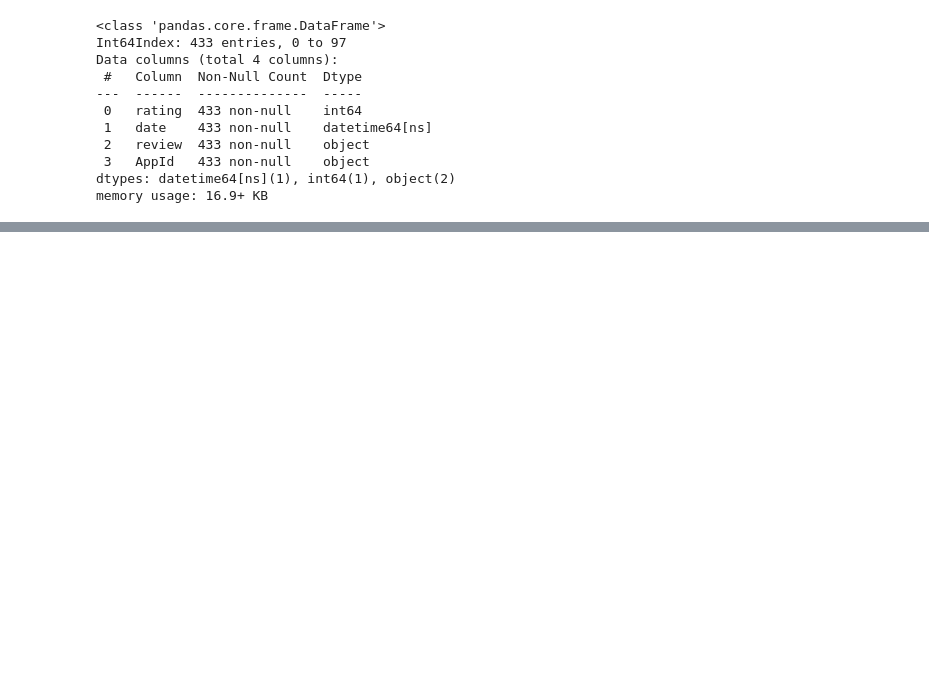
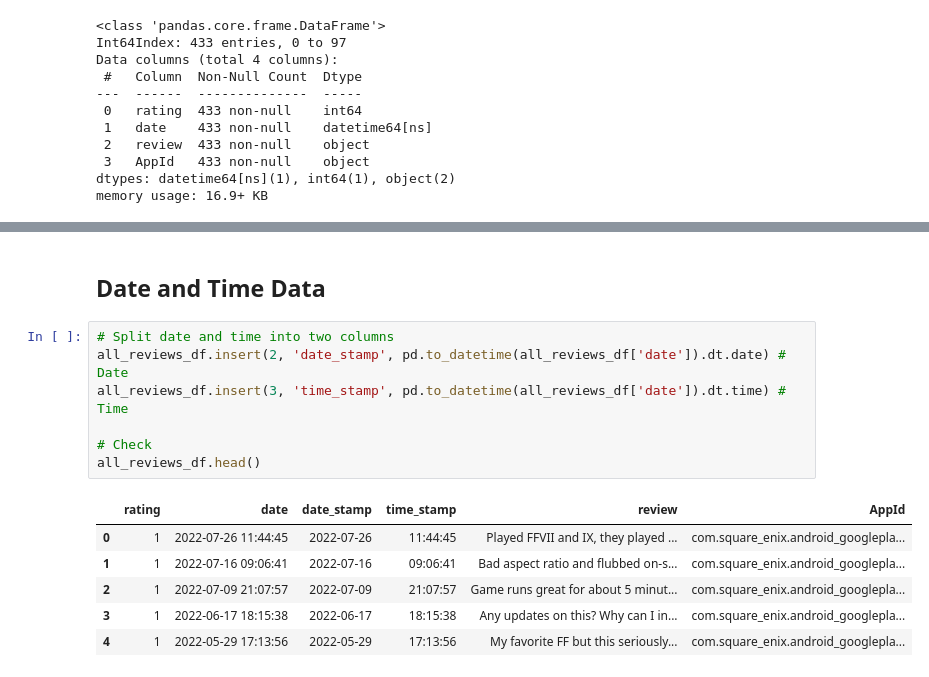
Before and after one commit to lammypi/Text, a Jupyter notebook: review-scraping-final-fantasy-viii-remastered.ipynb, the cells around one changed output, grey strips where cells are left out. Saved outputs shown, nothing was run; the diff lists cells and outputs as text; blank space fills up the shorter version.

```diff
--- a/review-scraping-final-fantasy-viii-remastered.ipynb
+++ b/review-scraping-final-fantasy-viii-remastered.ipynb
@@ -331,0 +369,16 @@ all_reviews_df.to_csv('ff8_app_reviews', index=False)
+# %% [markdown]
+## Date and Time Data
+# %%
+# Split date and time into two columns
+all_reviews_df.insert(2, 'date_stamp', pd.to_datetime(all_reviews_df['date']).dt.date) # Date
+all_reviews_df.insert(3, 'time_stamp', pd.to_datetime(all_reviews_df['date']).dt.time) # Time
+
+# Check
+all_reviews_df.head()
+# %% [output]
+|  | rating | date | date_stamp | time_stamp | review | AppId |
+| 0 | 1 | 2022-07-26 11:44:45 | 2022-07-26 | 11:44:45 | Played FFVII and IX, they played ... | com.square_enix.android_googlepla... |
+| 1 | 1 | 2022-07-16 09:06:41 | 2022-07-16 | 09:06:41 | Bad aspect ratio and flubbed on-s... | com.square_enix.android_googlepla... |
+| 2 | 1 | 2022-07-09 21:07:57 | 2022-07-09 | 21:07:57 | Game runs great for about 5 minut... | com.square_enix.android_googlepla... |
+| 3 | 1 | 2022-06-17 18:15:38 | 2022-06-17 | 18:15:38 | Any updates on this? Why can I in... | com.square_enix.android_googlepla... |
+| 4 | 1 | 2022-05-29 17:13:56 | 2022-05-29 | 17:13:56 | My favorite FF but this seriously... | com.square_enix.android_googlepla... |
```
Also changed, not shown: parts of 12 cells of this notebook.
